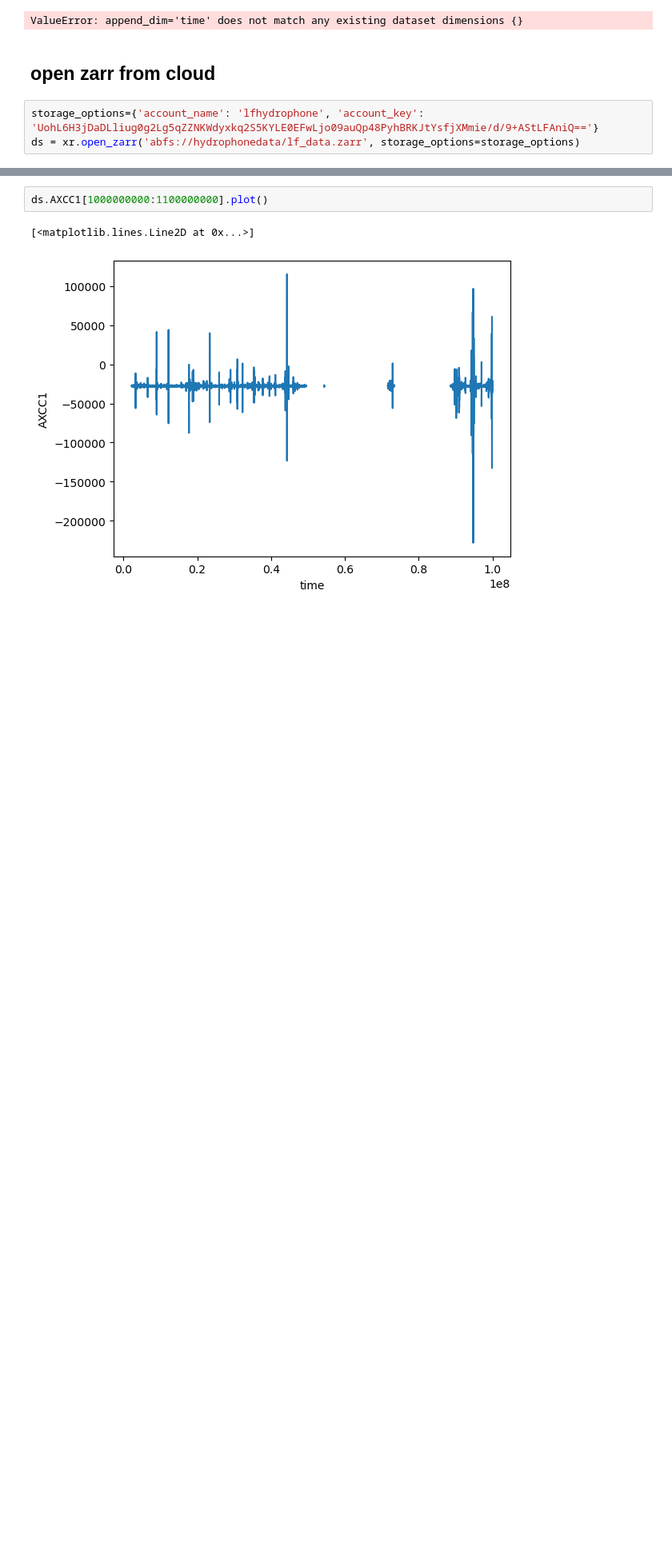
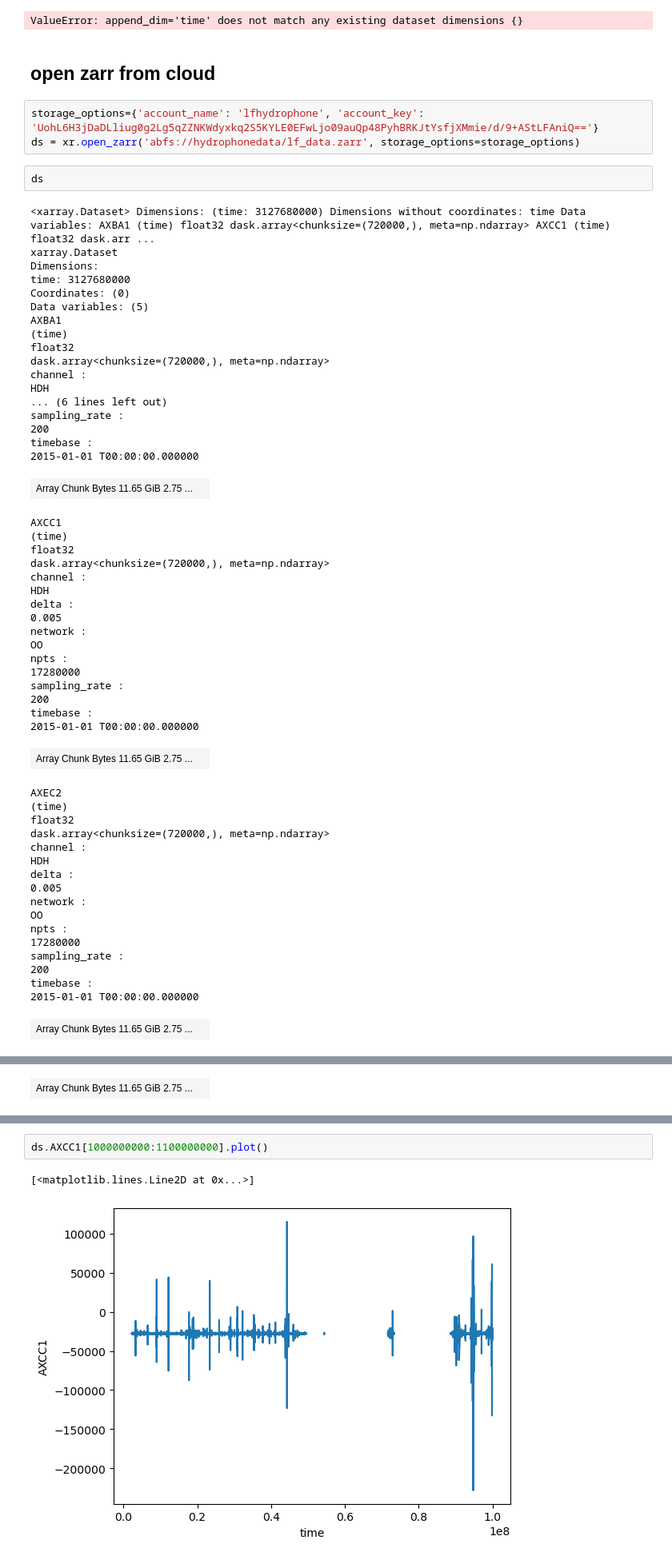
Before and after one commit to John-Ragland/OOI_hydrophone_cloud, a Jupyter notebook: experimentation/building_download_script.ipynb, the cells around one changed output, grey strips where cells are left out. Shown at 80% size. Cells and saved outputs as stored; diff of their text form; blank space fills up the shorter version.

```diff
--- a/experimentation/building_download_script.ipynb
+++ b/experimentation/building_download_script.ipynb
@@ -102,3 +102,58 @@ ValueError: append_dim='time' does not match any existing dataset dimensions {}
 # %%
 storage_options={'account_name': 'lfhydrophone', 'account_key': 'UohL6H3jDaDLliug0g2Lg5qZZNKWdyxkq2S5KYLE0EFwLjo09auQp48PyhBRKJtYsfjXMmie/d/9+AStLFAniQ=='}
 ds = xr.open_zarr('abfs://hydrophonedata/lf_data.zarr', storage_options=storage_options)
+# %%
+ds
+# %% [output]
+<xarray.Dataset> Dimensions: (time: 3127680000) Dimensions without coordinates: time Data variables: AXBA1 (time) float32 dask.array<chunksize=(720000,), meta=np.ndarray> AXCC1 (time) float32 dask.arr ...
+xarray.Dataset
+Dimensions:
+time: 3127680000
+Coordinates: (0)
+Data variables: (5)
+AXBA1
+(time)
+float32
+dask.array<chunksize=(720000,), meta=np.ndarray>
+channel :
+HDH
+... (6 lines left out)
+sampling_rate :
+200
+timebase :
+2015-01-01 T00:00:00.000000
+| Array Chunk Bytes 11.65 GiB 2.75 ... |  |
+AXCC1
+(time)
+float32
+dask.array<chunksize=(720000,), meta=np.ndarray>
+channel :
+HDH
+delta :
+0.005
+network :
+OO
+npts :
+17280000
+sampling_rate :
+200
+timebase :
+2015-01-01 T00:00:00.000000
+| Array Chunk Bytes 11.65 GiB 2.75 ... |  |
+AXEC2
+(time)
+float32
+dask.array<chunksize=(720000,), meta=np.ndarray>
+channel :
+HDH
+delta :
+0.005
+network :
+OO
+npts :
+17280000
+sampling_rate :
+200
+timebase :
+2015-01-01 T00:00:00.000000
+| Array Chunk Bytes 11.65 GiB 2.75 ... |  |
@@ -104,0 +176 @@ ds = xr.open_zarr('abfs://hydrophonedata/lf_data.zarr', storage_options=storage_
+| Array Chunk Bytes 11.65 GiB 2.75 ... |  |
```
Also changed, not shown: parts of 1 cell of this notebook, 1 other file.
